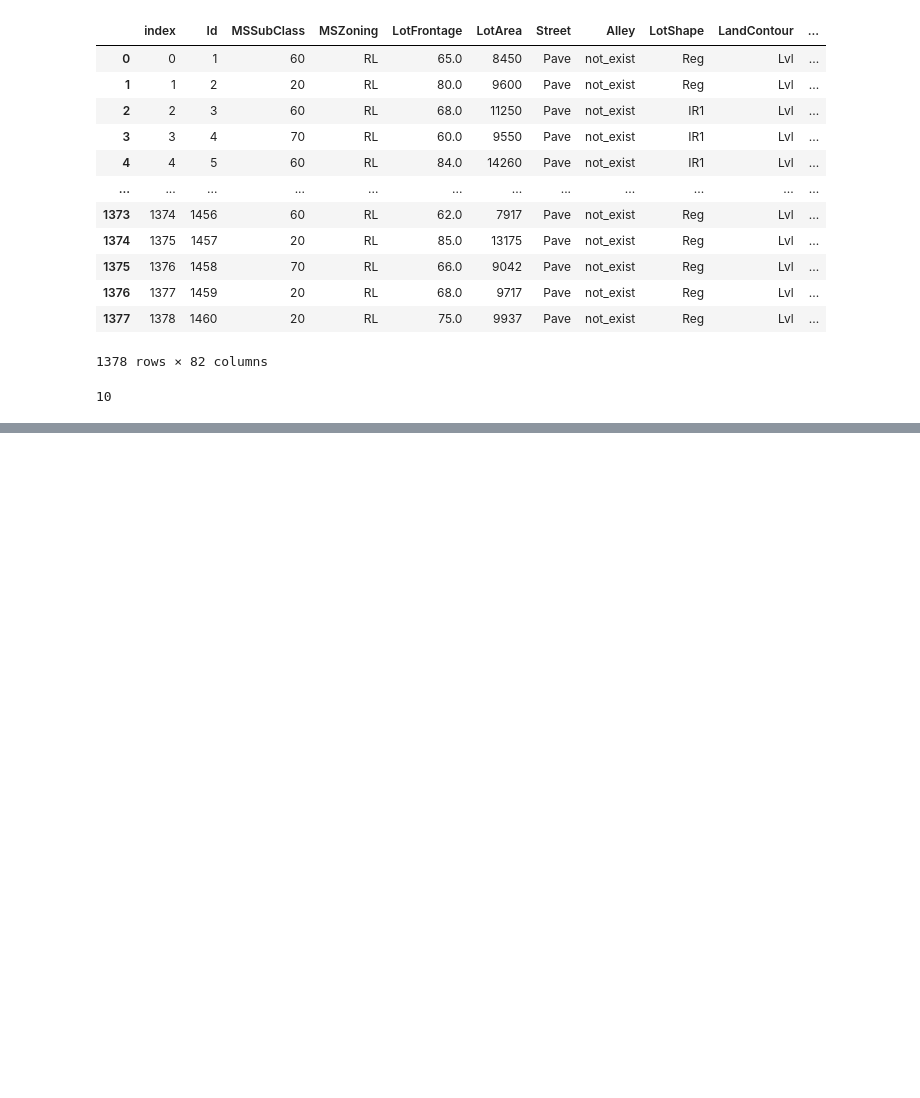
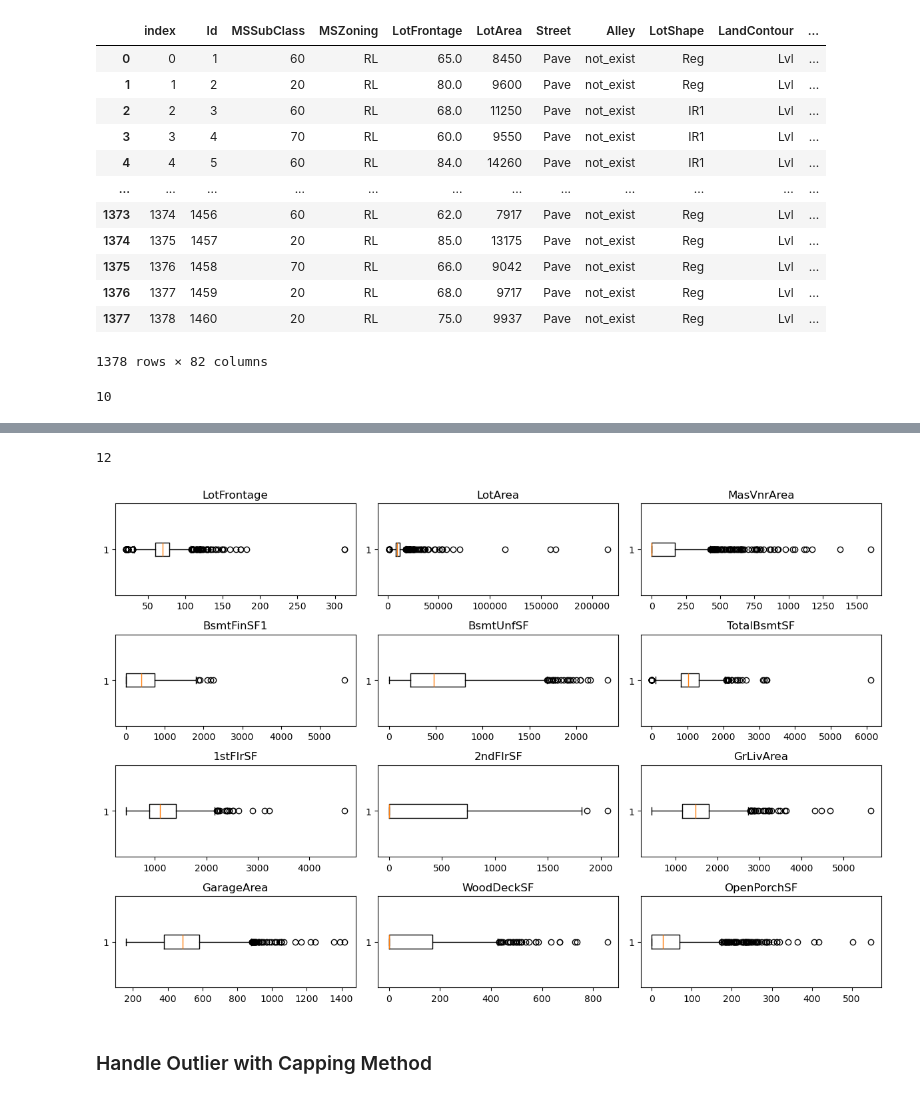
Before and after one commit to aryabaguss/House-Price-Data-Cleaning, a Jupyter notebook: House_Price_Cleaning.ipynb, the cells around one changed output, grey strips where cells are left out. Drawn from its saved outputs; the diff is of its cells as text; code cells hidden in the pictures; blank space fills up the shorter version.

```diff
--- a/House_Price_Cleaning.ipynb
+++ b/House_Price_Cleaning.ipynb
@@ -373,0 +447,6 @@ print(math.ceil(len(numeric_cols)/3))
+# %%
+# put outlier columns (inferred from boxplot analysis above) in a list
+outlier_columns = ["LotFrontage", "LotArea", "MasVnrArea", "BsmtFinSF1", "BsmtFinSF2", "BsmtUnfSF", "TotalBsmtSF", "1stFlrSF",
+"2ndFlrSF", "LowQualFinSF", "GrLivArea", "GarageArea", "WoodDeckSF", "OpenPorchSF", "EnclosedPorch", "3SsnPorch", "ScreenPorch",
+"PoolArea", "MiscVal"]
+print(len(outlier_columns))
@@ -373,0 +480,4 @@ print(math.ceil(len(numeric_cols)/3))
+# %%
+# remove columns with lower and upper bound equal 0
+outlier_columns=[out for out in outlier_columns if out not in ["BsmtFinSF2", "LowQualFinSF", "EnclosedPorch", "3SsnPorch", "ScreenPorch", "PoolArea", "MiscVal"]]
+outlier_columns
@@ -373,0 +497,37 @@ print(math.ceil(len(numeric_cols)/3))
+# %%
+len(outlier_columns)
+# %% [output]
+12
+# %%
+# create subplots with 4x3 grids and size 12x30
+fig, ax = plt.subplots(4, 3, figsize=(12,8))
+
+# counter to select outlier_columns
+cnt = 0
+
+# loop through the grids
+for i in range(4):
+
+    if cnt >= 12:
+            break
+
+    for j in range(3):
+
+        if cnt >= 12:
+            break
+
+        # we use boxplot from pyplot
+        ax[i, j].boxplot(house_price_merged[outlier_columns[cnt]], vert=False)
+        ax[i, j].set_title(str(outlier_columns[cnt]), fontdict={'fontsize':12})
+
+        # increment counter
+        cnt = cnt+1
+
+# make sure layout is not overlapping
+fig.tight_layout()
+# show the graphs
+fig.show()
+# %% [output]
+[figure, added]
+# %% [markdown]
+### Handle Outlier with Capping Method
```
Also changed, not shown: parts of 12 cells of this notebook.
